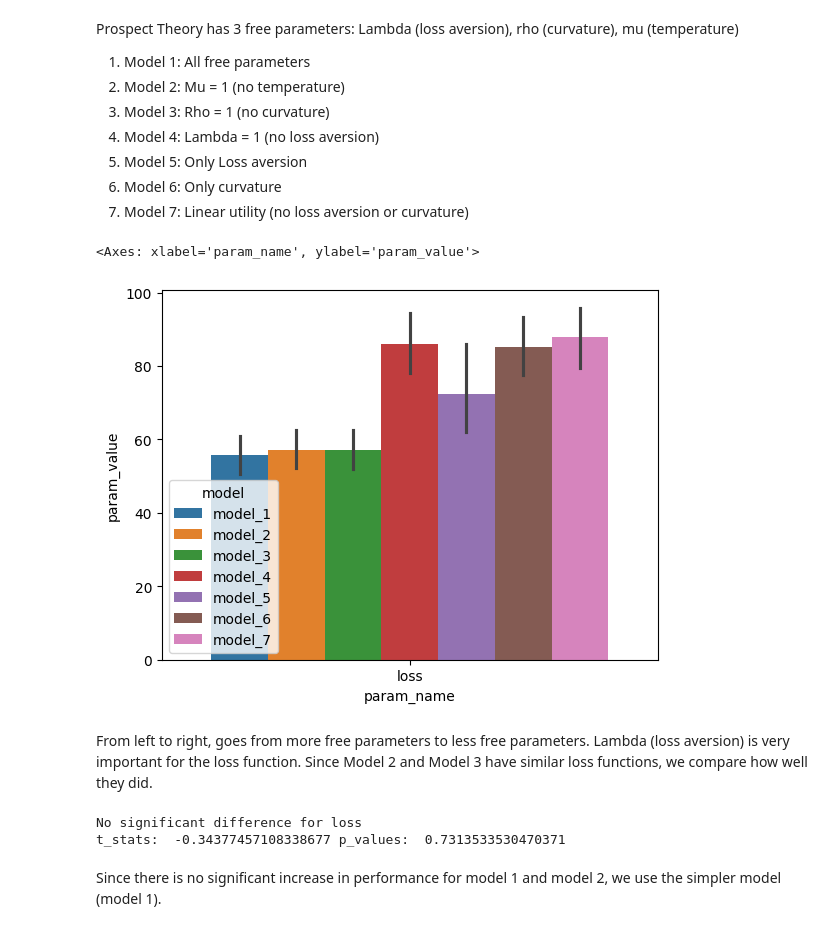
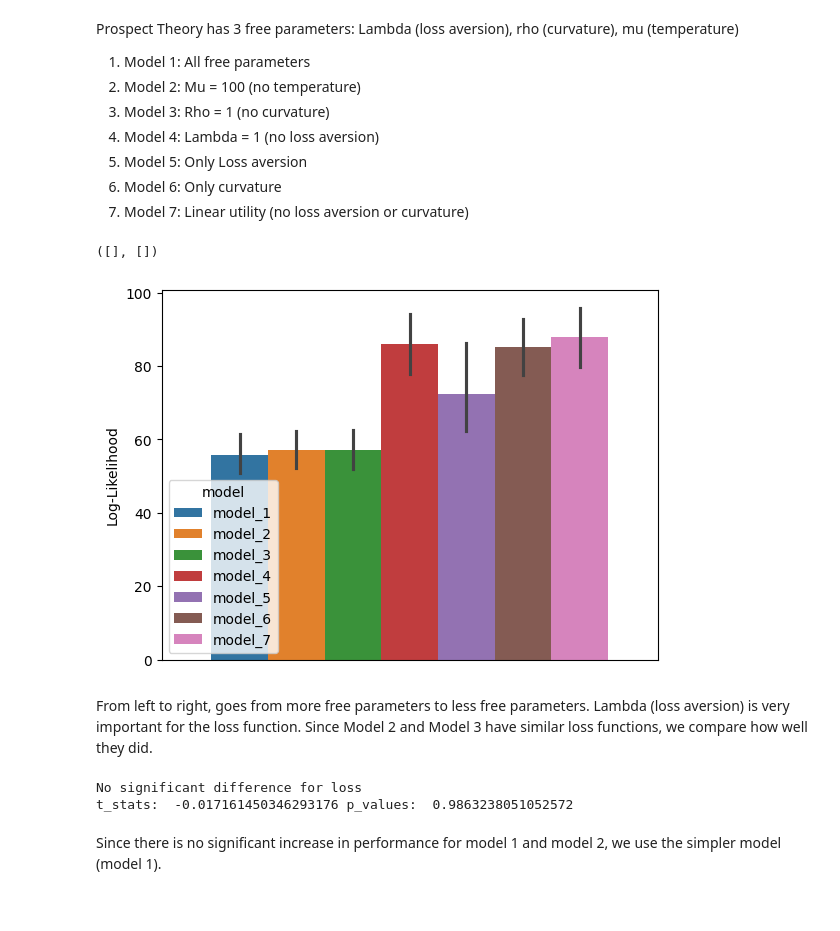
Before and after one commit to GusStgoReyes/riskyneuroarousal, a Jupyter notebook: notebooks/exploratory/7-extract_lossaversion.ipynb, the cells around one changed output. Drawn from its saved outputs; the diff is of its cells as text; code cells hidden in the pictures.

```diff
--- a/notebooks/exploratory/7-extract_lossaversion.ipynb
+++ b/notebooks/exploratory/7-extract_lossaversion.ipynb
@@ -12,7 +12,7 @@ import pandas as pd
 # %% [markdown]
 Prospect Theory has 3 free parameters: Lambda (loss aversion), rho (curvature), mu (temperature)
 1. Model 1: All free parameters
-2. Model 2: Mu = 1 (no temperature)
+2. Model 2: Mu = 100 (no temperature)
 3. Model 3: Rho = 1 (no curvature)
 4. Model 4: Lambda = 1 (no loss aversion)
 5. Model 5: Only Loss aversion
@@ -23,17 +23,20 @@ pt_params = load_pt_results()
 behavioral_data = load_behavioral_data(min_RT = 0.2)
 # %%
 sns.barplot(pt_params.query("param_name == 'loss'"), x = 'param_name', y = 'param_value', hue = 'model')
+plt.ylabel("Log-Likelihood")
+plt.xlabel("")
+plt.xticks([], [])
 # %% [output]
-<Axes: xlabel='param_name', ylabel='param_value'>
+([], [])
-[figure, old version]
+[figure, new version]
 # %% [markdown]
 From left to right, goes from more free parameters to less free parameters. Lambda (loss aversion) is very important for the loss function. Since Model 2 and Model 3 have similar loss functions, we compare how well they did.
 # %%
 # Check if one model performed better
-t_test_ind(pt_params.query("param_name == 'loss'"), condition_name = "model", conditions = ["model_1", "model_2"])
+t_test_ind(pt_params.query("param_name == 'loss'"), condition_name = "model", conditions = ["model_2", "model_3"])
 # %% [output]
 No significant difference for loss
-t_stats:  -0.34377457108338677 p_values:  0.7313533530470371
+t_stats:  -0.017161450346293176 p_values:  0.9863238051052572
 # %% [markdown]
 Since there is no significant increase in performance for model 1 and model 2, we use the simpler model (model 1).
 # %%
```
Also changed, not shown: parts of 6 cells of this notebook, 19 other files.
